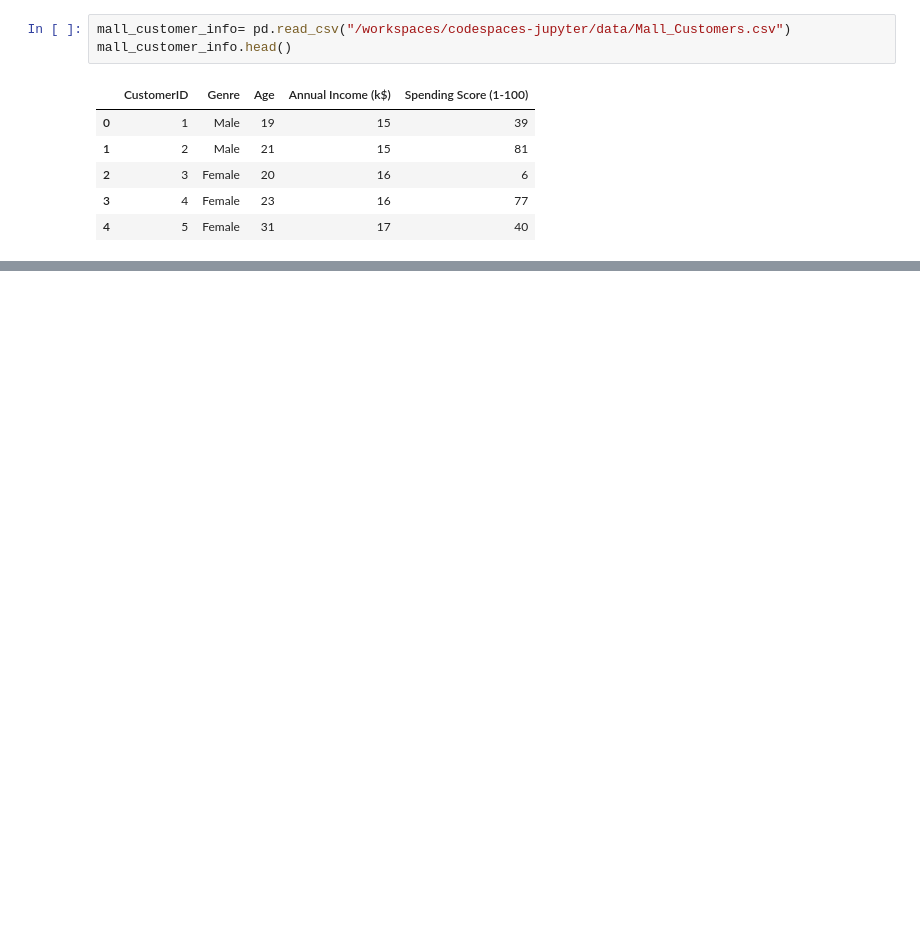
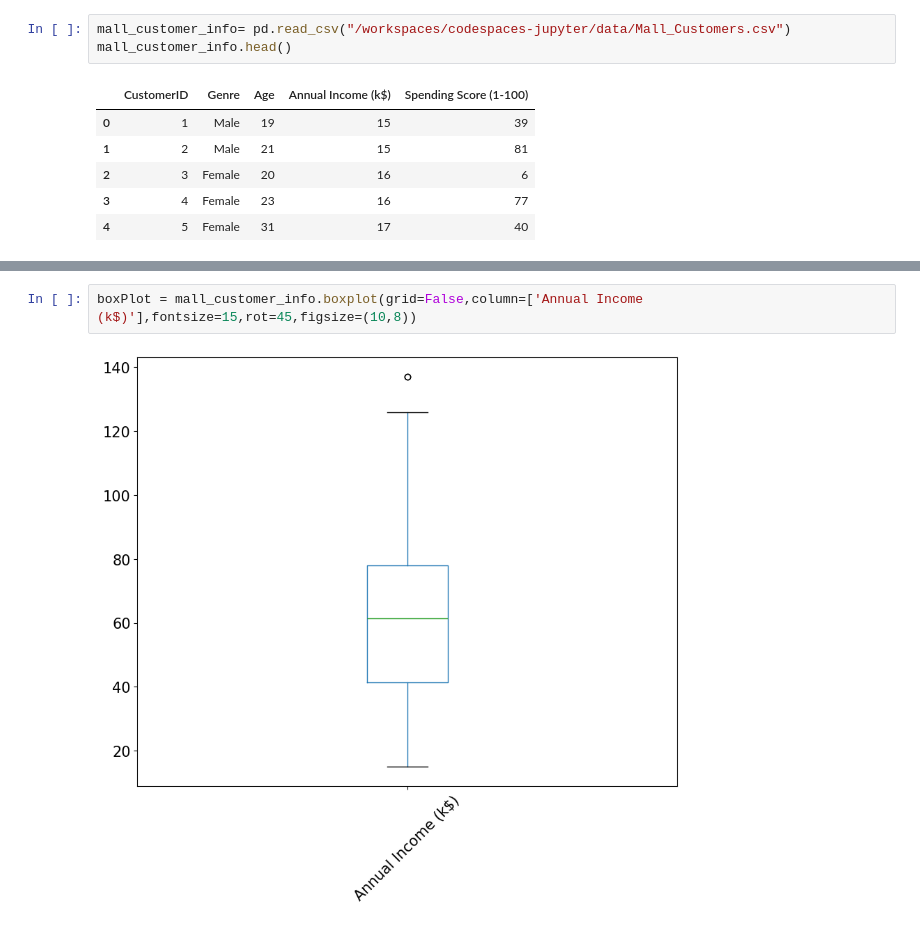
Before and after one commit to YinYinIsMyName/super-duper-spoon, a Jupyter notebook: notebooks/mall_customers.ipynb, the cells around one changed output, grey strips where cells are left out. Saved outputs shown, nothing was run; the diff lists cells and outputs as text; blank space fills up the shorter version.

```diff
--- a/notebooks/mall_customers.ipynb
+++ b/notebooks/mall_customers.ipynb
@@ -13,0 +89,4 @@ mall_customer_info.head()
+# %%
+boxPlot = mall_customer_info.boxplot(grid=False,column=['Annual Income (k$)'],fontsize=15,rot=45,figsize=(10,8))
+# %% [output]
+[figure, added]
```
Also changed, not shown: parts of 19 cells of this notebook.
